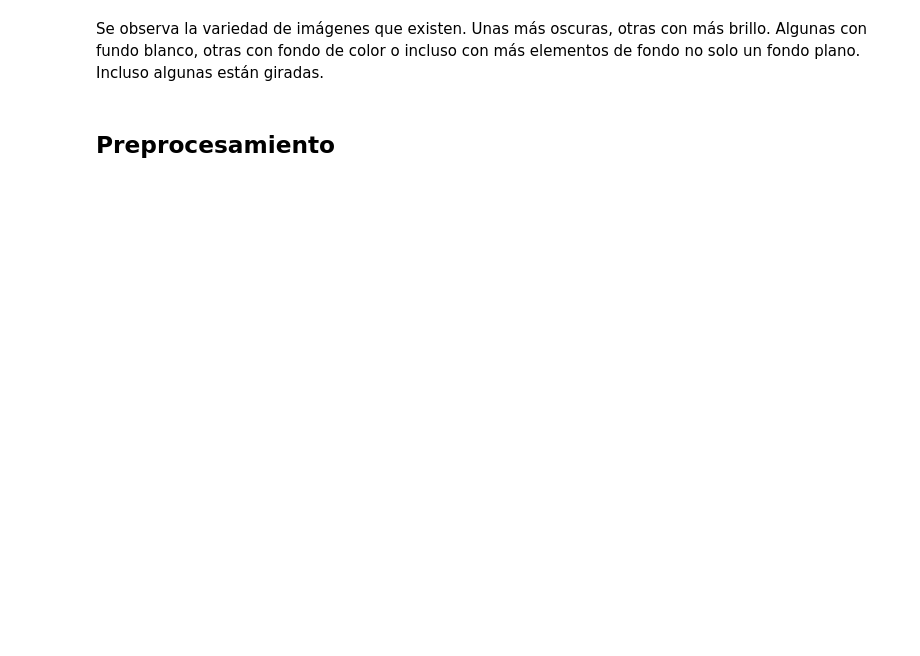
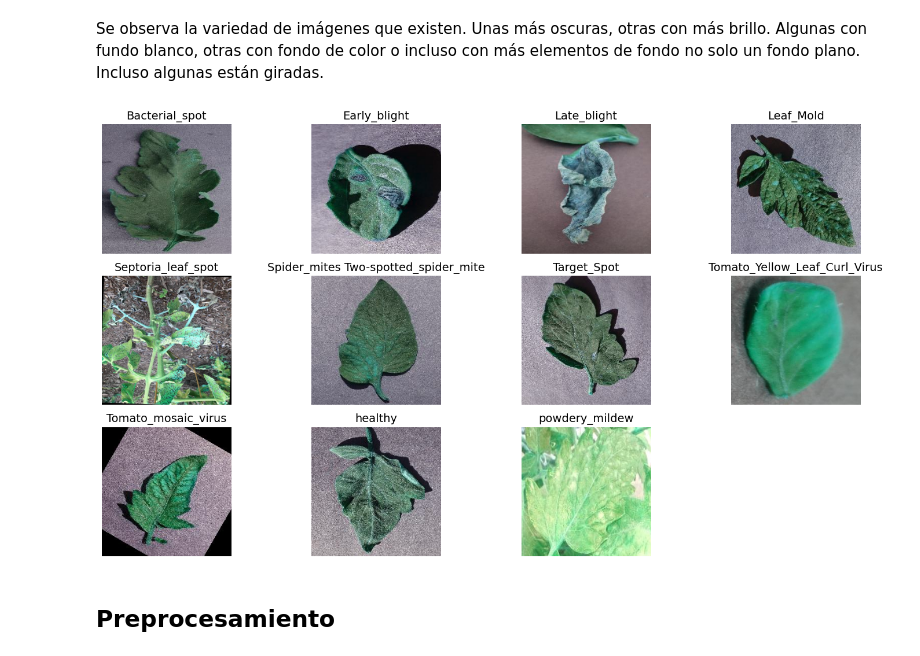
Before and after one commit to Pr0t0n9/TFM-tomatoes-diseases, a Jupyter notebook: TFM_v2.ipynb, the cells around one changed output. Drawn from its saved outputs; the diff is of its cells as text; code cells hidden in the pictures; blank space fills up the shorter version.

```diff
--- a/TFM_v2.ipynb
+++ b/TFM_v2.ipynb
@@ -118,6 +166,10 @@ def plot_random_images_per_class(dir):
   plt.show()
 # %% [markdown]
 Se observa la variedad de imágenes que existen. Unas más oscuras, otras con más brillo. Algunas con fundo blanco, otras con fondo de color o incluso con más elementos de fondo no solo un fondo plano. Incluso algunas están giradas.
+# %%
+plot_random_images_per_class('my_dataset/train/')
+# %% [output]
+[figure, added]
 # %% [markdown]
 ## Preprocesamiento
 # %%
```
Also changed, not shown: parts of 60 cells of this notebook.
